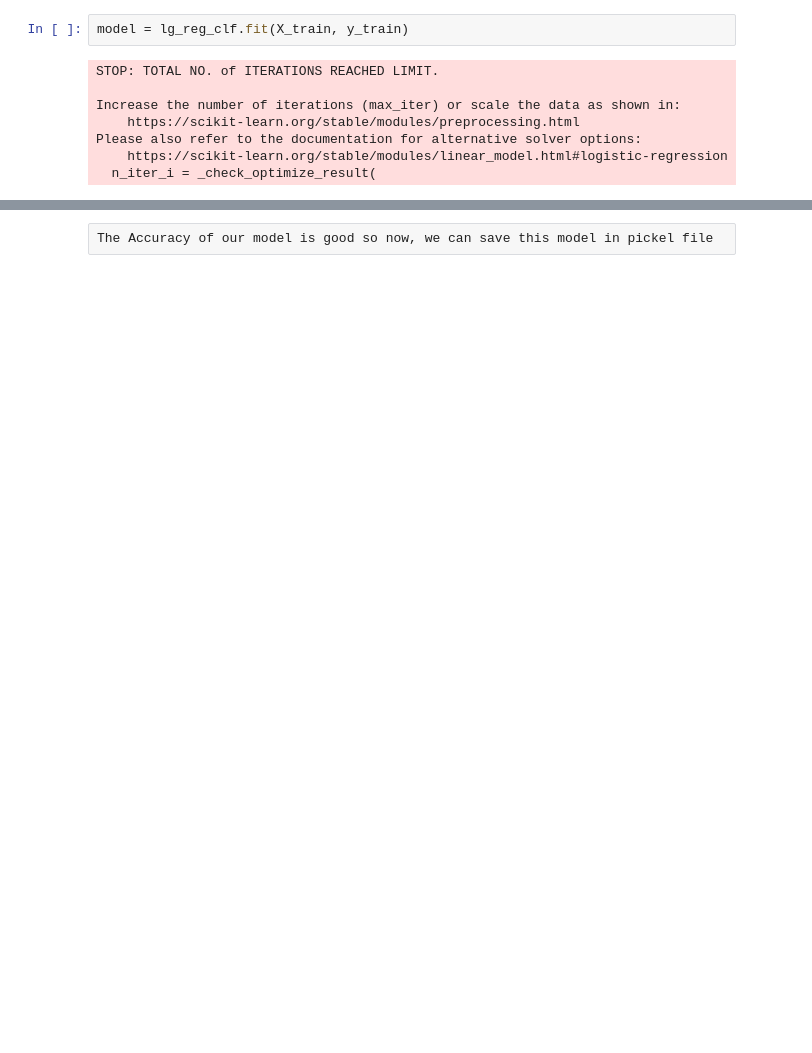
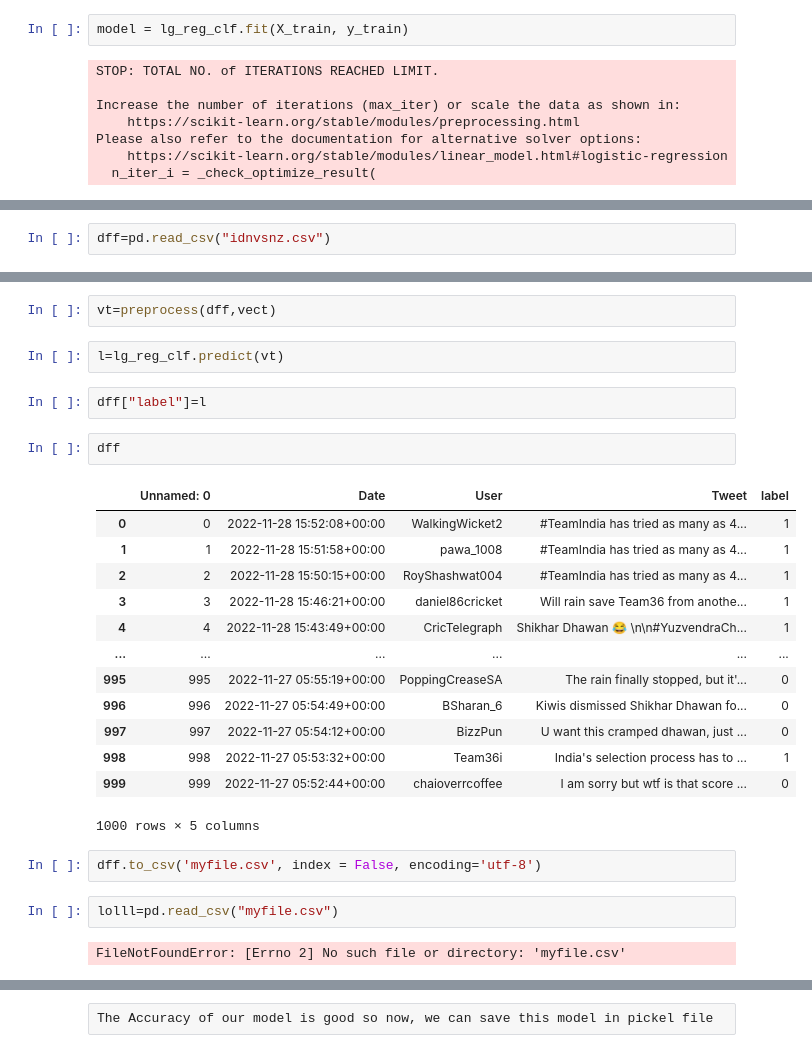
Before and after one commit to narendrasinghdangi/twitter-hatespeech, a Jupyter notebook: hate speech analysis.ipynb, the cells around one changed output, grey strips where cells are left out. Cells and saved outputs as stored; diff of their text form; blank space fills up the shorter version.

```diff
--- a/hate speech analysis.ipynb
+++ b/hate speech analysis.ipynb
@@ -324,0 +292,2 @@ vt=preprocess(lol,vect)
+# %%
+dff=pd.read_csv("idnvsnz.csv")
@@ -324,0 +310,28 @@ vt=preprocess(lol,vect)
+# %%
+vt=preprocess(dff,vect)
+# %%
+l=lg_reg_clf.predict(vt)
+# %%
+dff["label"]=l
+# %%
+dff
+# %% [output]
+|  | Unnamed: 0 | Date | User | Tweet | label |
+| 0 | 0 | 2022-11-28 15:52:08+00:00 | WalkingWicket2 | #TeamIndia has tried as many as 4... | 1 |
+| 1 | 1 | 2022-11-28 15:51:58+00:00 | pawa_1008 | #TeamIndia has tried as many as 4... | 1 |
+| 2 | 2 | 2022-11-28 15:50:15+00:00 | RoyShashwat004 | #TeamIndia has tried as many as 4... | 1 |
+| 3 | 3 | 2022-11-28 15:46:21+00:00 | daniel86cricket | Will rain save Team36 from anothe... | 1 |
+| 4 | 4 | 2022-11-28 15:43:49+00:00 | CricTelegraph | Shikhar Dhawan 😂 \n\n#YuzvendraCh... | 1 |
+| ... | ... | ... | ... | ... | ... |
+| 995 | 995 | 2022-11-27 05:55:19+00:00 | PoppingCreaseSA | The rain finally stopped, but it'... | 0 |
+| 996 | 996 | 2022-11-27 05:54:49+00:00 | BSharan_6 | Kiwis dismissed Shikhar Dhawan fo... | 0 |
+| 997 | 997 | 2022-11-27 05:54:12+00:00 | BizzPun | U want this cramped dhawan, just ... | 0 |
+| 998 | 998 | 2022-11-27 05:53:32+00:00 | Team36i | India's selection process has to ... | 1 |
+| 999 | 999 | 2022-11-27 05:52:44+00:00 | chaioverrcoffee | I am sorry but wtf is that score ... | 0 |
+1000 rows × 5 columns
+# %%
+dff.to_csv('myfile.csv', index = False, encoding='utf-8')
+# %%
+lolll=pd.read_csv("myfile.csv")
+# %% [output]
+FileNotFoundError: [Errno 2] No such file or directory: 'myfile.csv'
```
Also changed, not shown: parts of 37 cells of this notebook, 6 other files.
